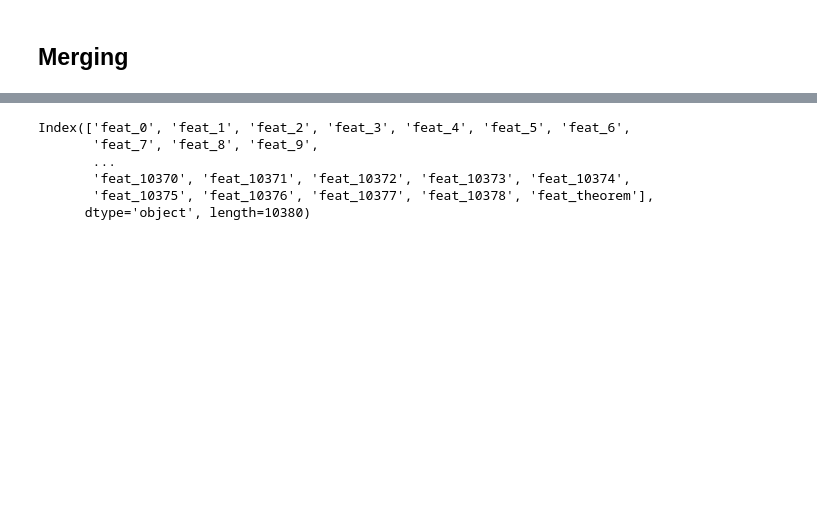
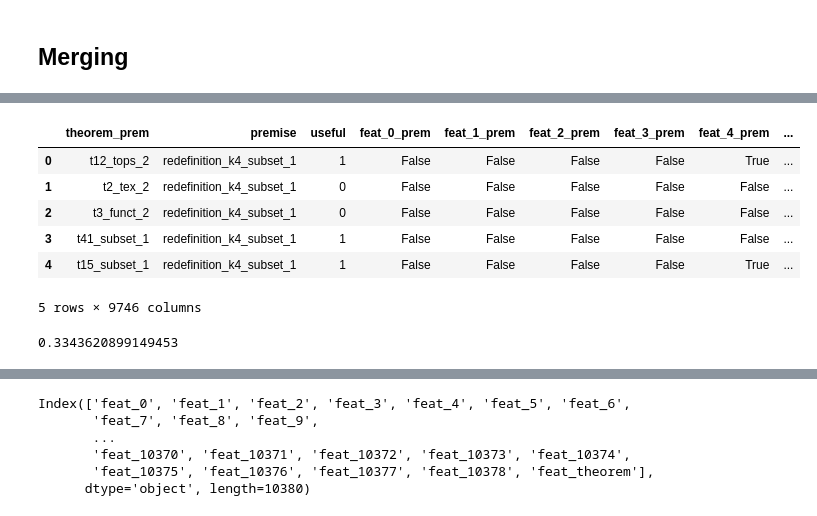
Before and after one commit to piotrekp1/ml-atp, a Jupyter notebook: notebooks/bad_classifier.ipynb, the cells around one changed output, grey strips where cells are left out. Cells and saved outputs as stored; diff of their text form; code cells hidden in the pictures; blank space fills up the shorter version.

```diff
--- a/notebooks/bad_classifier.ipynb
+++ b/notebooks/bad_classifier.ipynb
@@ -123,0 +135,20 @@ MemoryError:
+# %%
+df_train = pd.merge(
+    df_train, df,
+    left_on=['premise'],
+    right_on=['theorem'],
+    suffixes=('_prem', '_thm')
+)
+df_train.head()
+# %% [output]
+|  | theorem_prem | premise | useful | feat_0_prem | feat_1_prem | feat_2_prem | feat_3_prem | feat_4_prem | ... |
+| 0 | t12_tops_2 | redefinition_k4_subset_1 | 1 | False | False | False | False | True | ... |
+| 1 | t2_tex_2 | redefinition_k4_subset_1 | 0 | False | False | False | False | False | ... |
+| 2 | t3_funct_2 | redefinition_k4_subset_1 | 0 | False | False | False | False | False | ... |
+| 3 | t41_subset_1 | redefinition_k4_subset_1 | 1 | False | False | False | False | False | ... |
+| 4 | t15_subset_1 | redefinition_k4_subset_1 | 1 | False | False | False | False | True | ... |
+5 rows × 9746 columns
+# %%
+df_train['useful'].mean()
+# %% [output]
+0.3343620899149453
```
Also changed, not shown: parts of 19 cells of this notebook.
